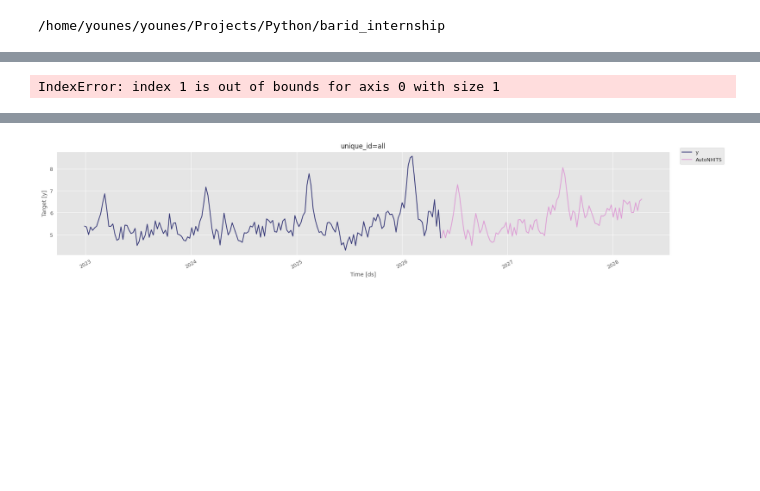
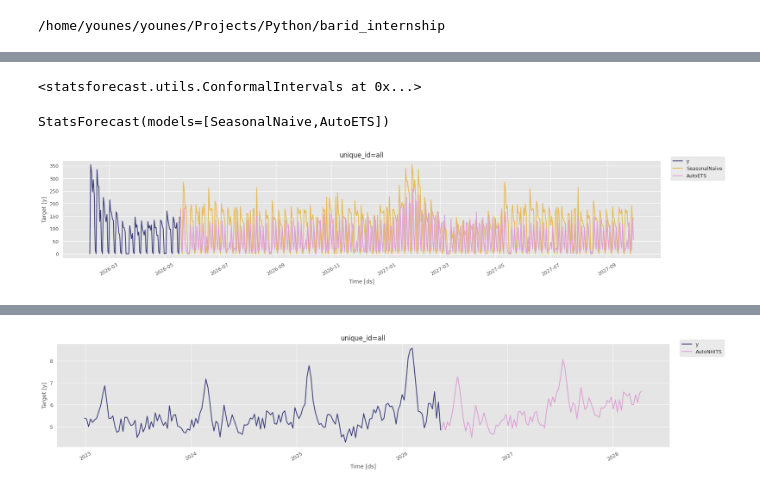
Before and after one commit to YounesMlik/barid_internship, a Jupyter notebook: notebooks/forecasting_demand_inter.ipynb, the cells around one changed output, grey strips where cells are left out. Cells and saved outputs as stored; diff of their text form; code cells hidden in the pictures; blank space fills up the shorter version.

```diff
--- a/notebooks/forecasting_demand_inter.ipynb
+++ b/notebooks/forecasting_demand_inter.ipynb
@@ -416,13 +301,49 @@ sf.plot(df, fc, level=levels)
-# %%
-model = (
-    AutoARIMAProphet(nmodels=1)
-    .add_seasonality(name="hijri_yearly", period=hijri_year_weeks, fourier_order=5)
-    .add_seasonality(
-        name="gregorian_yearly", period=gregorian_year_weeks, fourier_order=5
-    )
-)
-model.fit(df=df.to_pandas())
-fc = model.predict()
-sf.plot(df.to_pandas(), fc)
-# %% [output]
-IndexError: index 1 is out of bounds for axis 0 with size 1
+# %%
+intervals_weekly
+# %% [output]
+<statsforecast.utils.ConformalIntervals at 0x...>
+# %%
+sf_daily = StatsForecast(
+    freq="1d",
+    n_jobs=-1,
+    models=[
+        SeasonalNaive(
+            season_length=hijri_year_days,
+            # prediction_intervals=intervals, # buggy
+        ),
+        AutoETS(
+            model="AAA",
+            damped=True,
+            season_length=hijri_year_days,
+            # prediction_intervals=intervals,  # unneeded
+        ),
+        # AutoMFLES(
+        #     test_size=370,
+        #     season_length=hijri_year_days,
+        #     prediction_intervals=intervals_daily,  # necessary
+        # ),
+        # AutoTBATS(
+        #     season_length=[7, hijri_year_days],
+        #     # prediction_intervals=intervals_daily,  # not allowed
+        # ),
+    ],
+)
+
+sf_daily.fit(df=df_daily)  # pyright: ignore[reportArgumentType]
+# %% [output]
+StatsForecast(models=[SeasonalNaive,AutoETS])
+# %%
+fc_daily: pl.DataFrame = sf_daily.predict(
+    h=500,
+    X_df=make_X_df_daily(500),
+    level=levels,
+)  # pyright: ignore[reportAssignmentType]
+
+sf_daily.plot(
+    df_daily.pipe(untransform_timeseries)[-100:].to_pandas(),
+    fc_daily.pipe(untransform_timeseries).to_pandas(),
+    # level=levels,  # pyright: ignore[reportArgumentType]
+    # models=["AutoMFLES"],
+)
+# %% [output]
+[figure, added]
```
Also changed, not shown: parts of 29 cells of this notebook, 5 other files.
